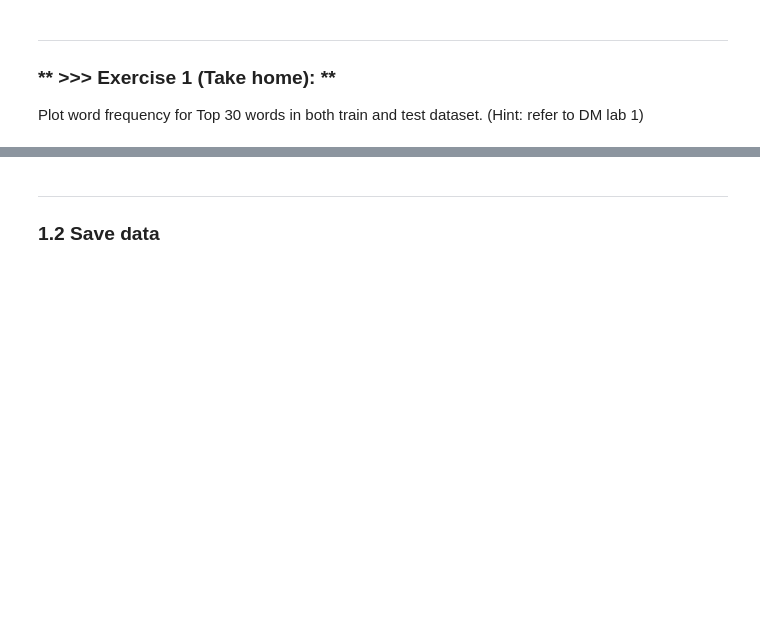
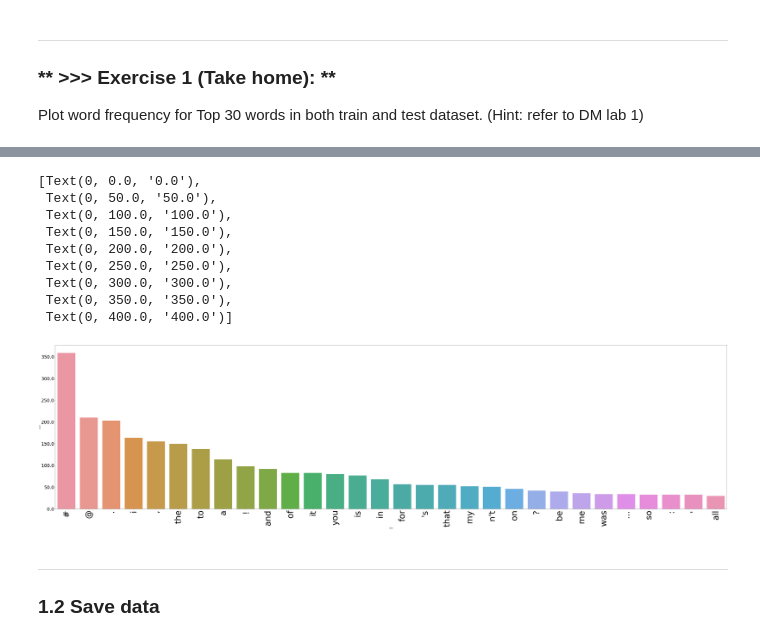
Before and after one commit to sonepanpan/DM2023-Lab2-Master, a Jupyter notebook: DM2023-Lab2-Master.ipynb, the cells around one changed output, grey strips where cells are left out. Drawn from its saved outputs; the diff is of its cells as text; code cells hidden in the pictures; blank space fills up the shorter version.

```diff
--- a/DM2023-Lab2-Master.ipynb
+++ b/DM2023-Lab2-Master.ipynb
@@ -116,3 +244,23 @@ Plot word frequency for Top 30 words in both train and test dataset. (Hint: refe
+# %%
+df_count = pd.DataFrame(zip(count_vect.get_feature_names_out(), term_frequencies_test),
+             columns=['word', 'count'])
+df_count_30=df_count.loc[list(L)]
+plt.subplots(figsize=(80, 20))
+g = sns.barplot(y=df_count_30['count'],
+            x=df_count_30['word'])
+g.set_xticklabels(df_count_30['word'], fontsize=55, rotation = 90)
+g.set_yticklabels(g.get_yticks(), size = 30)
+# %% [output]
+[Text(0, 0.0, '0.0'),
+ Text(0, 50.0, '50.0'),
+ Text(0, 100.0, '100.0'),
+ Text(0, 150.0, '150.0'),
+ Text(0, 200.0, '200.0'),
+ Text(0, 250.0, '250.0'),
+ Text(0, 300.0, '300.0'),
+ Text(0, 350.0, '350.0'),
+ Text(0, 400.0, '400.0')]
+[figure, added]
 # %% [markdown]
 ---
 ### 1.2 Save data
```
Also changed, not shown: parts of 44 cells of this notebook, 2 other files.
